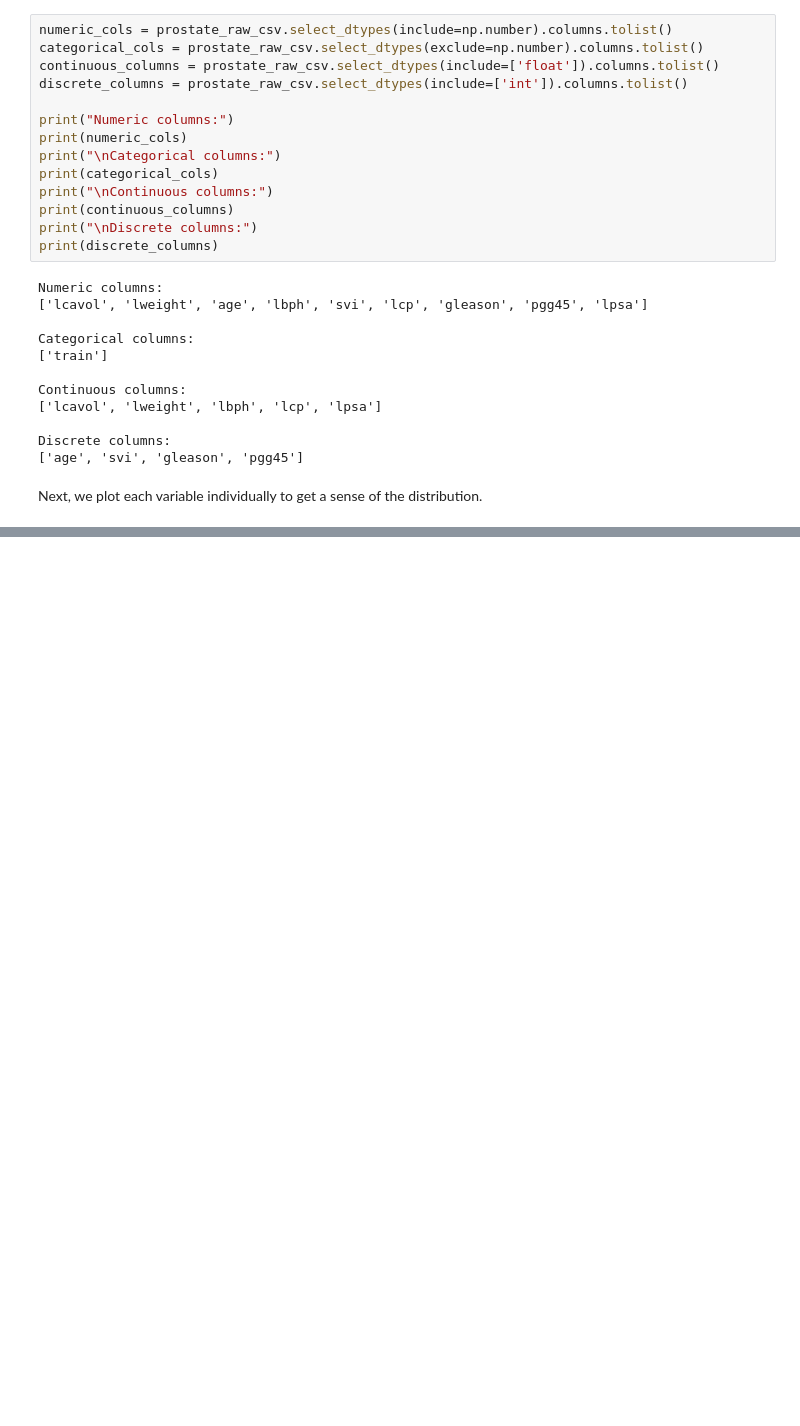
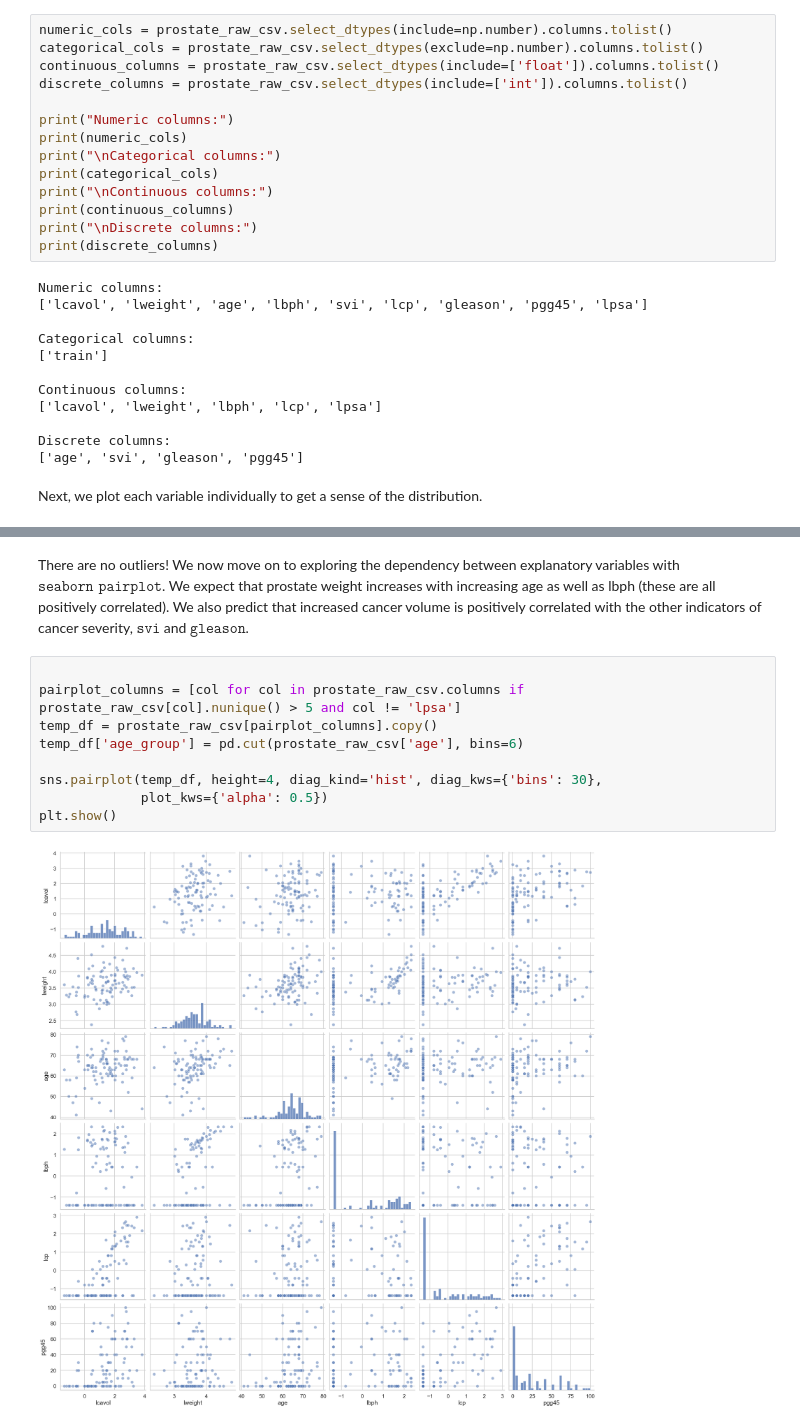
Before and after one commit to mayarubenstein/Statistical-Learning, a Jupyter notebook: eda_assignment.ipynb, the cells around one changed output, grey strips where cells are left out. Cells and saved outputs as stored; diff of their text form; blank space fills up the shorter version.

Commit message:
progress made: pairplots

```diff
--- a/eda_assignment.ipynb
+++ b/eda_assignment.ipynb
@@ -457,0 +440,13 @@ plt.show()
+# %% [markdown]
+There are no outliers! We now move on to exploring the dependency between explanatory variables with $\texttt{seaborn pairplot}$. We expect that prostate weight increases with increasing age as well as lbph (these are all positively correlated). We also predict that increased cancer volume is positively correlated with the other indicators of cancer severity, $\texttt{svi}$ and $\texttt{gleason}$.
+# %%
+
+pairplot_columns = [col for col in prostate_raw_csv.columns if prostate_raw_csv[col].nunique() > 5 and col != 'lpsa']
+temp_df = prostate_raw_csv[pairplot_columns].copy()
+temp_df['age_group'] = pd.cut(prostate_raw_csv['age'], bins=6)
+
+sns.pairplot(temp_df, height=4, diag_kind='hist', diag_kws={'bins': 30},
+             plot_kws={'alpha': 0.5})
+plt.show()
+# %% [output]
+[figure, added]
```
Also changed, not shown: parts of 11 cells of this notebook.
